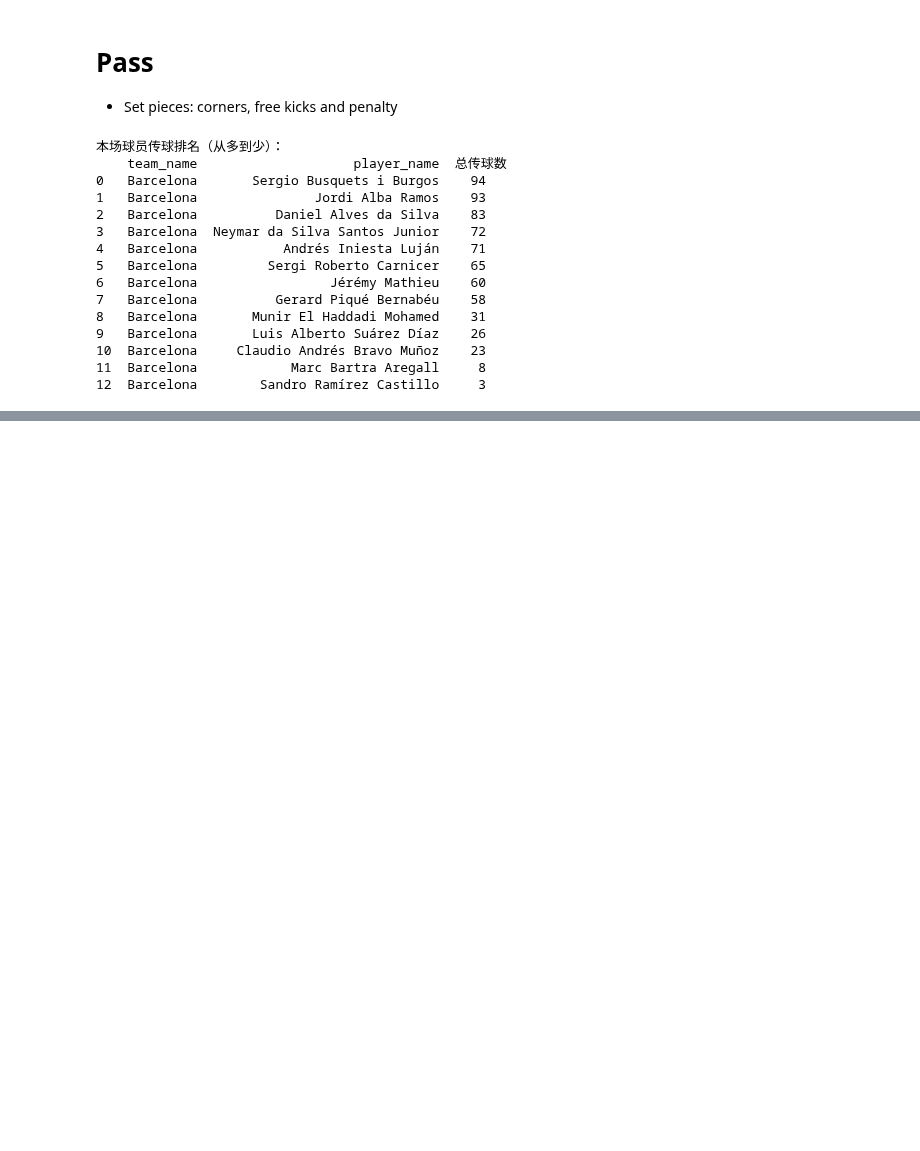
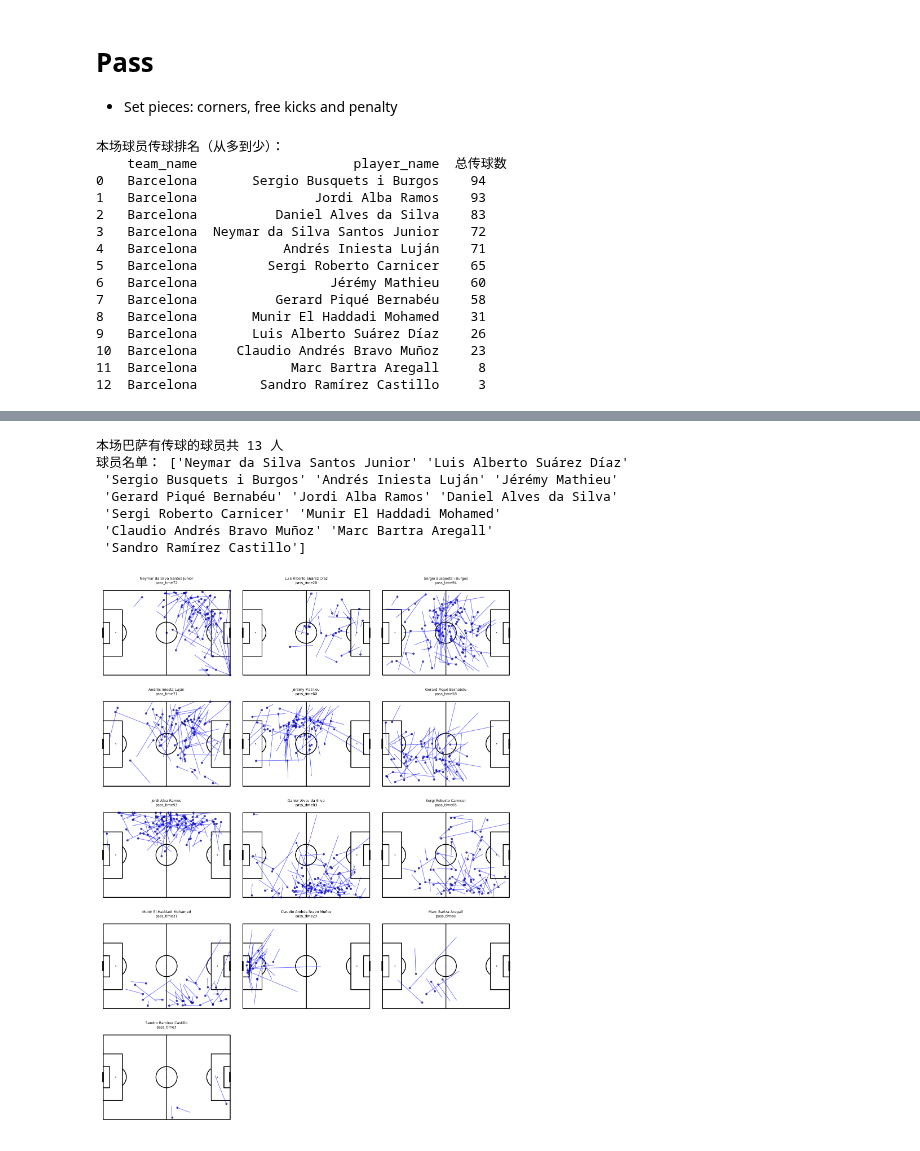
Before and after one commit to liuhouyi720-pixel/World-Cup-2026, a Jupyter notebook: Learning/Team_selection_&_analysis.ipynb, the cells around one changed output, grey strips where cells are left out. Saved outputs shown, nothing was run; the diff lists cells and outputs as text; code cells hidden in the pictures; blank space fills up the shorter version.

```diff
--- a/Learning/Team_selection_&_analysis.ipynb
+++ b/Learning/Team_selection_&_analysis.ipynb
@@ -188,7 +175,7 @@ passes["start_x"]= passes["location"].str[0]
 passes["start_y"]= passes["location"].str[1]
 #pass end location
 passes["end_x"]= passes["pass"].str["end_location"].str[0]
-passes["end_y"]= passes["pass"].str["end_loaction"].str[1]
+passes["end_y"]= passes["pass"].str["end_location"].str[1]
 
 passes["player_name"] = passes["player"].str["name"]
 passes["team_name"] = passes["team"].str["name"]
@@ -273,0 +271,49 @@ plt.show()
+# %%
+
+barca_player_names = passes["player_name"].unique()
+print(f"本场巴萨有传球的球员共 {len(barca_player_names)} 人")
+print("球员名单：", barca_player_names)
+
+import math
+
+player_count = len(barca_player_names)
+cols = 3
+rows = math.ceil(player_count / cols)
+
+# 创建总画布
+fig, ax_list = plt.subplots(rows, cols, figsize=(5 * cols, 4 * rows))
+ax_list = ax_list.flatten()
+
+# 循环绘制每个球员子图
+for idx, player_name in enumerate(barca_player_names):
+    ax = ax_list[idx]
+    player_df = passes[passes["player_name"] == player_name].copy()
+    valid_lines = player_df.dropna(subset=["start_x", "start_y", "end_x", "end_y"])
+
+    pitch = Pitch(pitch_type="statsbomb", line_color="black", pitch_color="white")
+    pitch.draw(ax=ax)
+
+    # 绘制传球线
+    if len(valid_lines) > 0:
+        pitch.lines(valid_lines["start_x"], valid_lines["start_y"],
+                     valid_lines["end_x"], valid_lines["end_y"],
+                     color="blue", lw=1.2, alpha=0.6, ax=ax)
+    # 绘制起点散点
+    pitch.scatter(player_df["start_x"], player_df["start_y"], c="darkblue", s=20, alpha=0.7, ax=ax)
+    ax.set_title(f"{player_name}\npass_time{len(player_df)}", fontsize=9)
+
+# 隐藏多余空白子图
+for idx in range(player_count, len(ax_list)):
+    ax_list[idx].axis("off")
+
+plt.tight_layout()
+plt.show()
+# %% [output]
+本场巴萨有传球的球员共 13 人
+球员名单： ['Neymar da Silva Santos Junior' 'Luis Alberto Suárez Díaz'
+ 'Sergio Busquets i Burgos' 'Andrés Iniesta Luján' 'Jérémy Mathieu'
+ 'Gerard Piqué Bernabéu' 'Jordi Alba Ramos' 'Daniel Alves da Silva'
+ 'Sergi Roberto Carnicer' 'Munir El Haddadi Mohamed'
+ 'Claudio Andrés Bravo Muñoz' 'Marc Bartra Aregall'
+ 'Sandro Ramírez Castillo']
+[figure, added]
```
Also changed, not shown: parts of 7 cells of this notebook, 3 other files.
